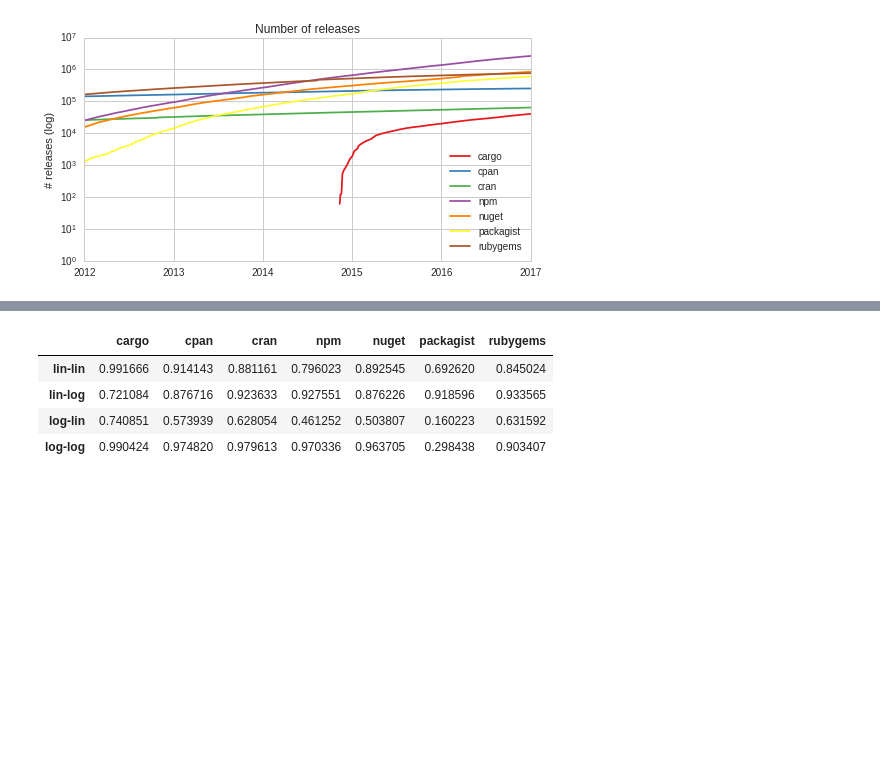
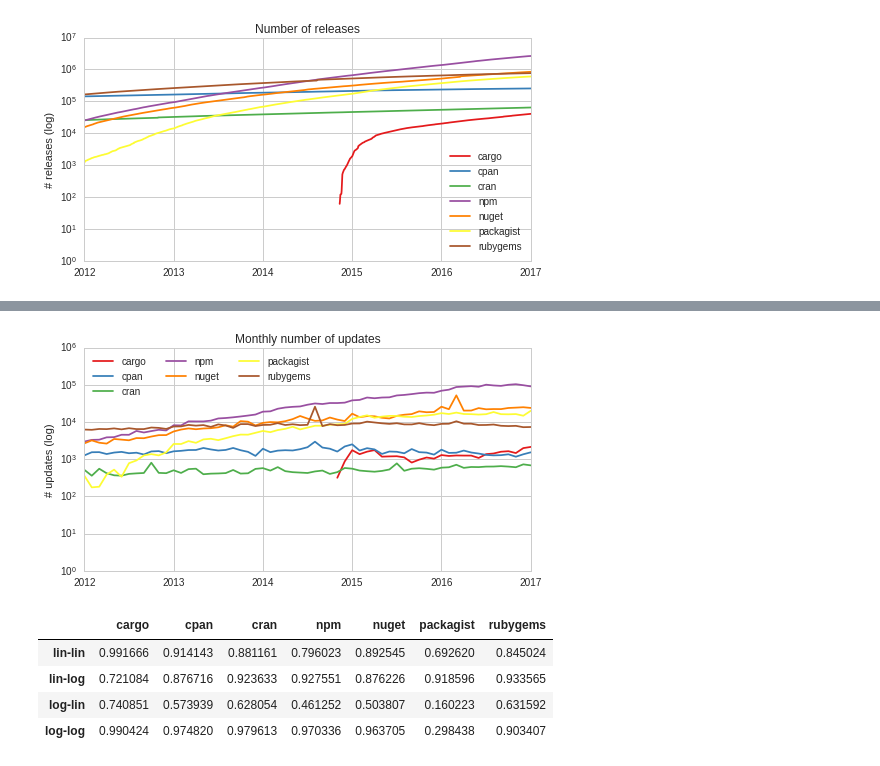
Before and after one commit to AlexandreDecan/ecos-emse, a Jupyter notebook: notebooks/Ecosystem activity.ipynb, the cells around one changed output, grey strips where cells are left out. Saved outputs shown, nothing was run; the diff lists cells and outputs as text; code cells hidden in the pictures; blank space fills up the shorter version.

Commit message:
Number of updates by month

```diff
--- a/notebooks/Ecosystem activity.ipynb
+++ b/notebooks/Ecosystem activity.ipynb
@@ -145,3 +181,34 @@ savefig(figure, 'act_number_of_releases')
+# %%
+figure, ax = matplotlib.pyplot.subplots()
+figure.set_size_inches(FIG_SIZE)
+
+data_temp = pandas.DataFrame()
+
+for ecosystem, data in df_data.items():
+    # Packages
+    df = (data['packages']
+        .query('first_release != time')  # drop initial release
+        [['time']]
+        .assign(**{ecosystem: 1})
+        .set_index('time')
+        .resample('1M')
+        .count()
+    )
+    data_temp = data_temp.join(evolution_linlog_regressions(df), how='outer')
+    df.plot(ax=ax, logy=True, color=COLORS[ecosystem])
+
+ax.set(
+    xlabel='',
+    ylabel='# updates (log)',
+    title='Monthly number of updates',
+    xlim=FIG_DATE_RANGE,
+)
+
+ax.legend(ncol=len(ECOSYSTEMS) // 2, loc='upper left')
+
+savefig(figure, 'act_number_of_updates_by_month')
+# %% [output]
+[figure, added]
 # %%
 data_temp
 # %% [output]
```
Also changed, not shown: parts of 3 cells of this notebook, 1 other file.
